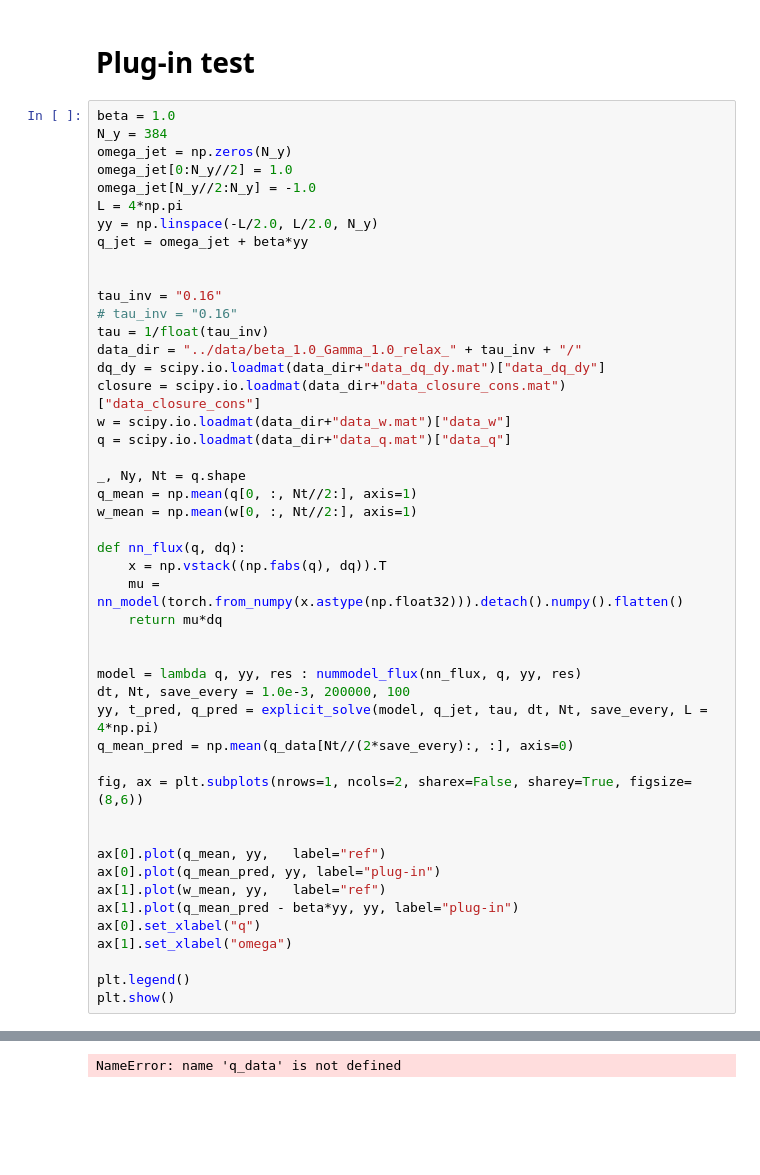
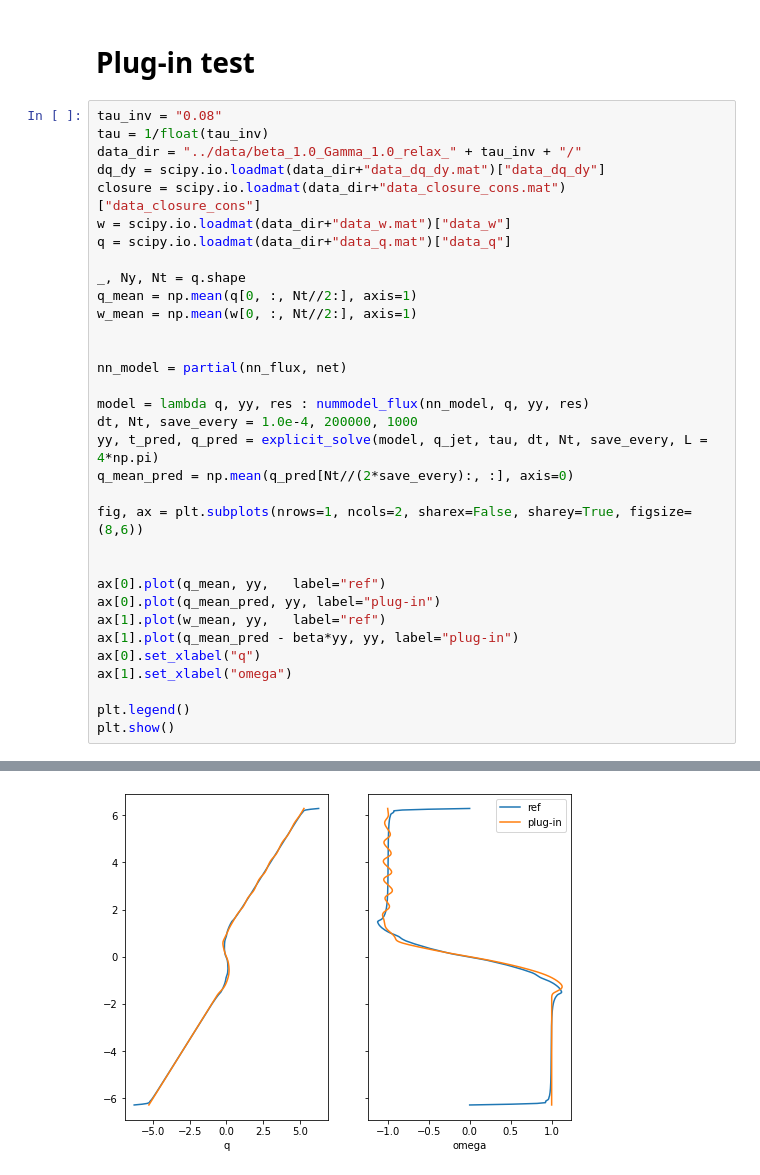
Before and after one commit to Zhengyu-Huang/Point-Jet, a Jupyter notebook: Point_jet/Direct_NN.ipynb, the cells around one changed output, grey strips where cells are left out. Drawn from its saved outputs; the diff is of its cells as text; blank space fills up the shorter version.

```diff
--- a/Point_jet/Direct_NN.ipynb
+++ b/Point_jet/Direct_NN.ipynb
@@ -189,18 +191,7 @@ for i in range(N_data):
 # %% [markdown]
 # Plug-in test
 # %%
-beta = 1.0
-N_y = 384
-omega_jet = np.zeros(N_y)
-omega_jet[0:N_y//2] = 1.0
-omega_jet[N_y//2:N_y] = -1.0
-L = 4*np.pi
-yy = np.linspace(-L/2.0, L/2.0, N_y)
-q_jet = omega_jet + beta*yy
-
-
-tau_inv = "0.16"
-# tau_inv = "0.16"
+tau_inv = "0.08"
 tau = 1/float(tau_inv)
 data_dir = "../data/beta_1.0_Gamma_1.0_relax_" + tau_inv + "/"
 dq_dy = scipy.io.loadmat(data_dir+"data_dq_dy.mat")["data_dq_dy"]
@@ -212,16 +203,13 @@ _, Ny, Nt = q.shape
 q_mean = np.mean(q[0, :, Nt//2:], axis=1)
 w_mean = np.mean(w[0, :, Nt//2:], axis=1)
 
-def nn_flux(q, dq):
-    x = np.vstack((np.fabs(q), dq)).T
-    mu = nn_model(torch.from_numpy(x.astype(np.float32))).detach().numpy().flatten()
-    return mu*dq
 
+nn_model = partial(nn_flux, net)
 
-model = lambda q, yy, res : nummodel_flux(nn_flux, q, yy, res)
-dt, Nt, save_every = 1.0e-3, 200000, 100
+model = lambda q, yy, res : nummodel_flux(nn_model, q, yy, res)
+dt, Nt, save_every = 1.0e-4, 200000, 1000
 yy, t_pred, q_pred = explicit_solve(model, q_jet, tau, dt, Nt, save_every, L = 4*np.pi)
-q_mean_pred = np.mean(q_data[Nt//(2*save_every):, :], axis=0)
+q_mean_pred = np.mean(q_pred[Nt//(2*save_every):, :], axis=0)
 
 fig, ax = plt.subplots(nrows=1, ncols=2, sharex=False, sharey=True, figsize=(8,6))
 
@@ -256 +244 @@ plt.show()
-NameError: name 'q_data' is not defined
+[figure, added]
```
Also changed, not shown: parts of 11 cells of this notebook, 10 other files.
